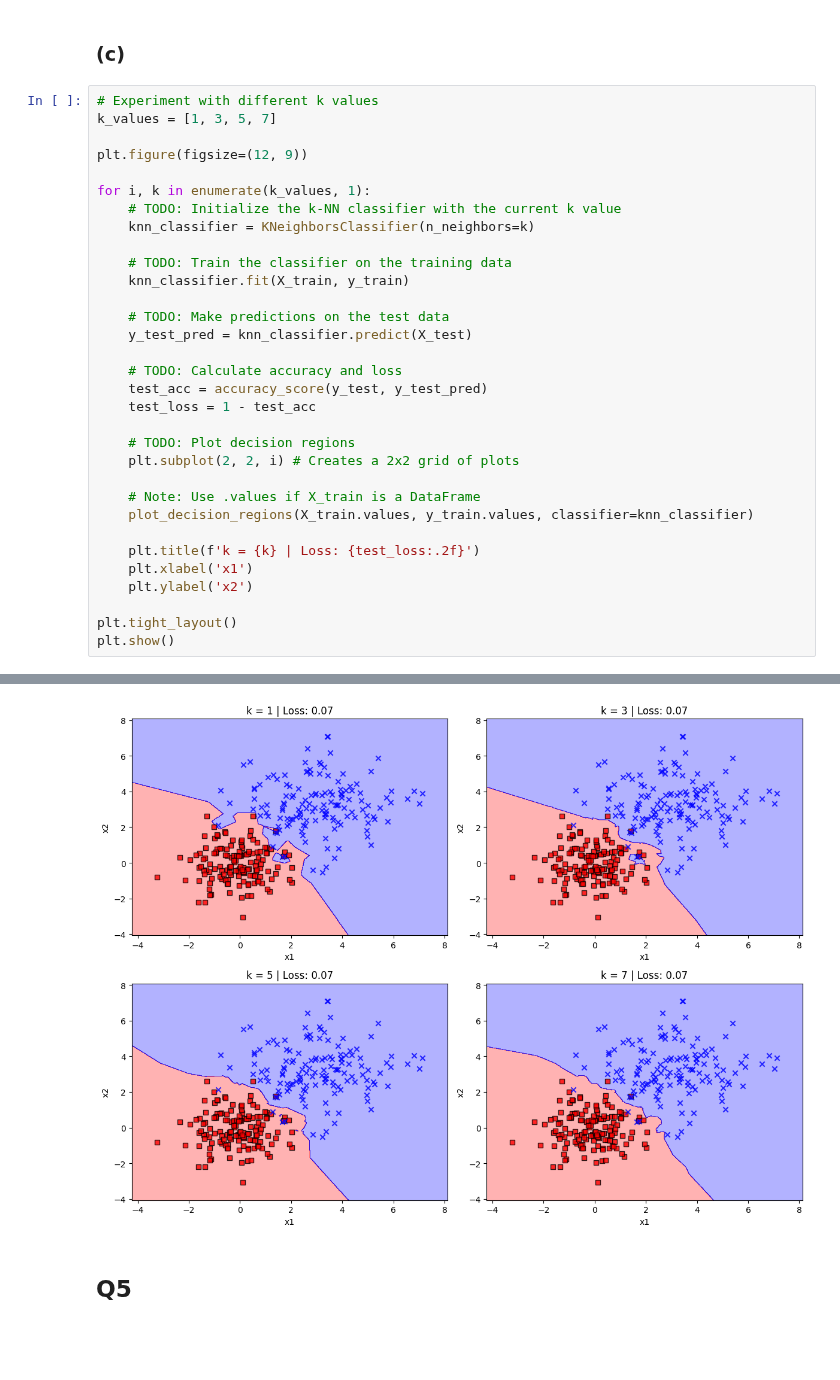
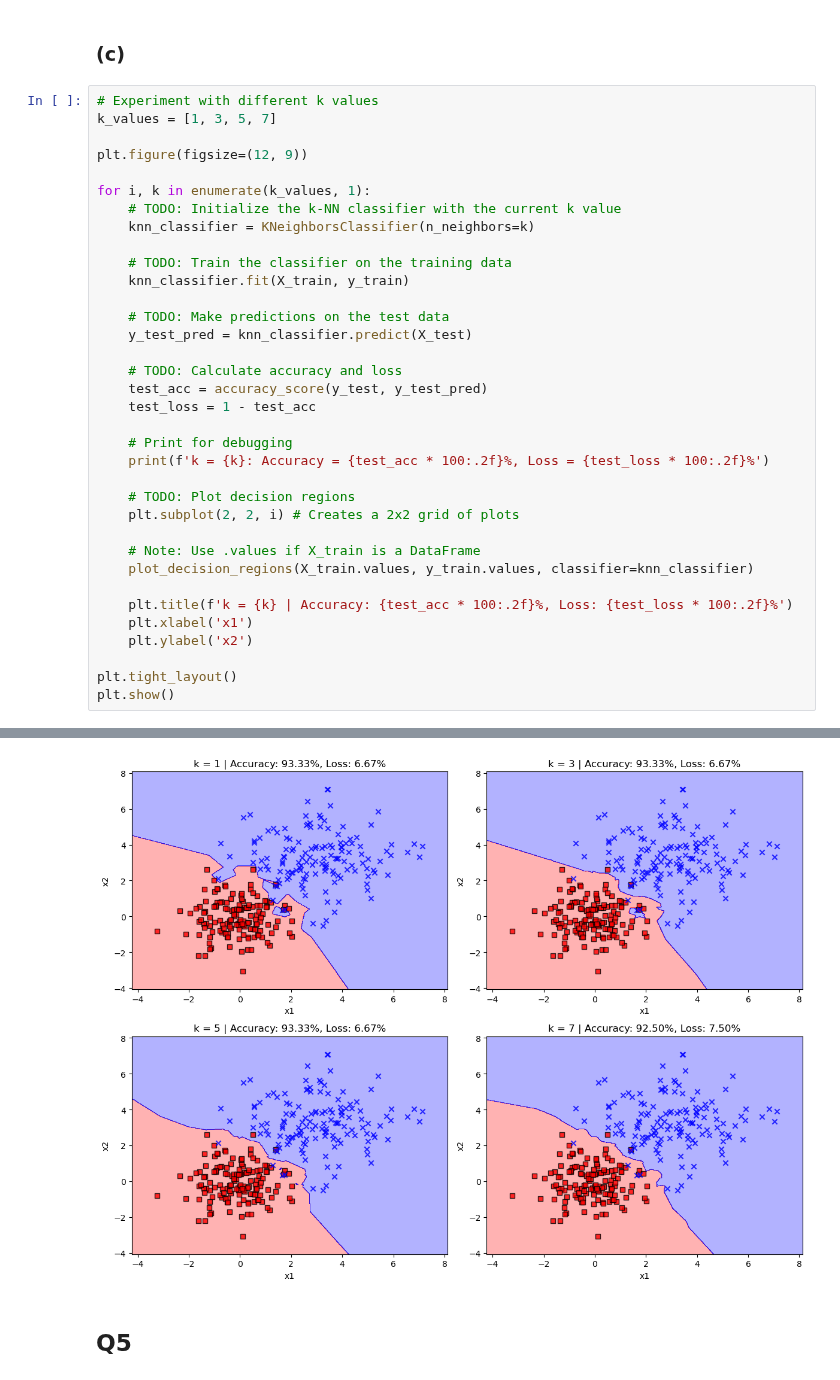
Before and after one commit to JadeHe233/COMP4702, a Jupyter notebook: PracW2.ipynb, the cells around one changed output, grey strips where cells are left out. Drawn from its saved outputs; the diff is of its cells as text; blank space fills up the shorter version.

```diff
--- a/PracW2.ipynb
+++ b/PracW2.ipynb
@@ -162,13 +162,16 @@ for i, k in enumerate(k_values, 1):
     test_acc = accuracy_score(y_test, y_test_pred)
     test_loss = 1 - test_acc
 
+    # Print for debugging
+    print(f'k = {k}: Accuracy = {test_acc * 100:.2f}%, Loss = {test_loss * 100:.2f}%')
+
     # TODO: Plot decision regions
     plt.subplot(2, 2, i) # Creates a 2x2 grid of plots
 
     # Note: Use .values if X_train is a DataFrame
     plot_decision_regions(X_train.values, y_train.values, classifier=knn_classifier)
 
-    plt.title(f'k = {k} | Loss: {test_loss:.2f}')
+    plt.title(f'k = {k} | Accuracy: {test_acc * 100:.2f}%, Loss: {test_loss * 100:.2f}%')
     plt.xlabel('x1')
     plt.ylabel('x2')
 
@@ -178,4 +185,4 @@ plt.show()
-[figure, old version]
+[figure, new version]
 # %% [markdown]
 ## Q5
 # %% [markdown]
```
Also changed, not shown: parts of 19 cells of this notebook, 2 other files.
